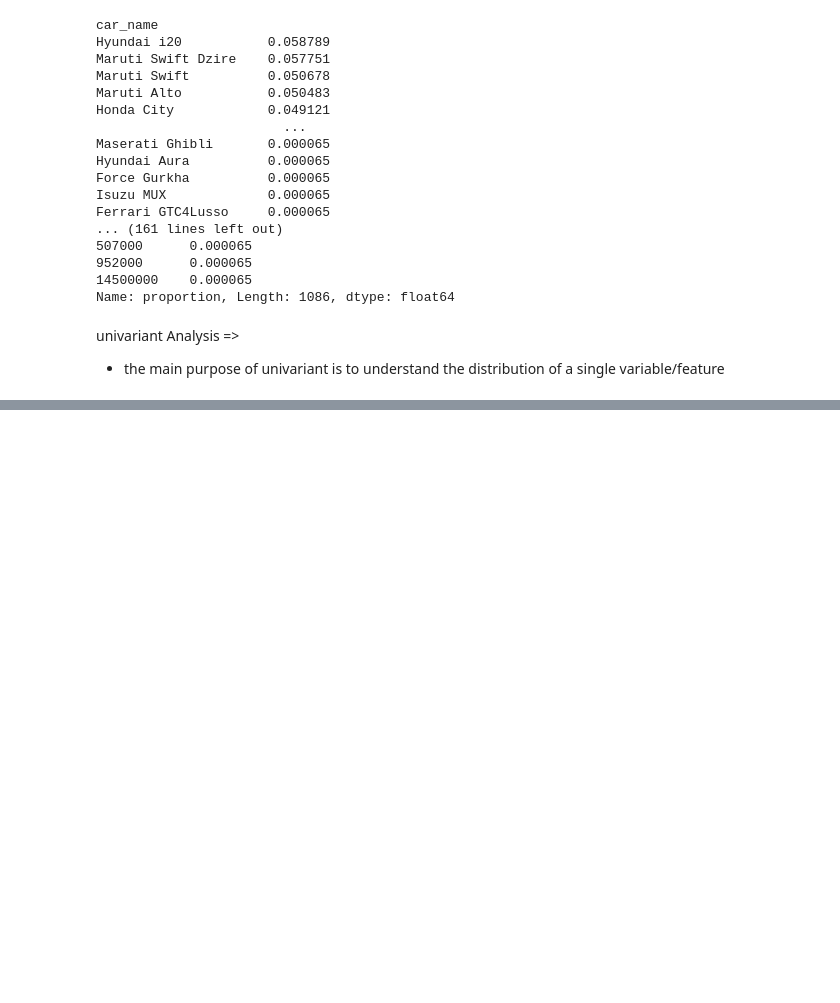
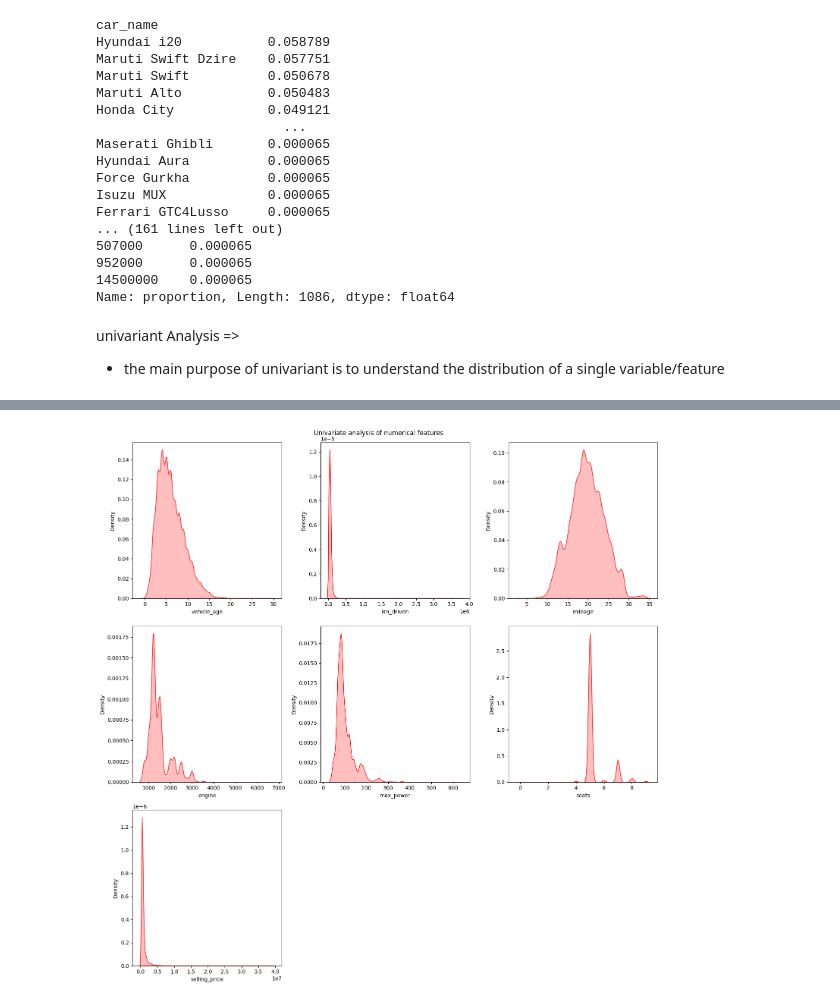
Before and after one commit to devansh6900/carpricepredictor, a Jupyter notebook: main.ipynb, the cells around one changed output, grey strips where cells are left out. Drawn from its saved outputs; the diff is of its cells as text; code cells hidden in the pictures; blank space fills up the shorter version.

```diff
--- a/main.ipynb
+++ b/main.ipynb
@@ -247,0 +313,5 @@ univariant Analysis =>
+# %%
+numeric_features = [feature for feature in df.columns if df[feature].dtype != 'O']
+categorical_features = [feature for feature in df.columns if df[feature].dtype == 'O']
+print(f'We have {len(numeric_features)} numerical features : {numeric_features}')
+print(f'We have {len(categorical_features)} categorical features : {categorical_features}')
@@ -247,0 +368,11 @@ univariant Analysis =>
+# %%
+plt.figure(figsize=(15,15))
+plt.suptitle("Univariate analysis of numerical features")
+
+for i in range(len(numeric_features)):
+    plt.subplot(3,3,i+1)
+    sns.kdeplot(x= df[numeric_features[i]], color='r', shade =True)
+    plt.xlabel(numeric_features[i])
+    plt.tight_layout()
+# %% [output]
+[figure, added]
```
Also changed, not shown: parts of 15 cells of this notebook.
